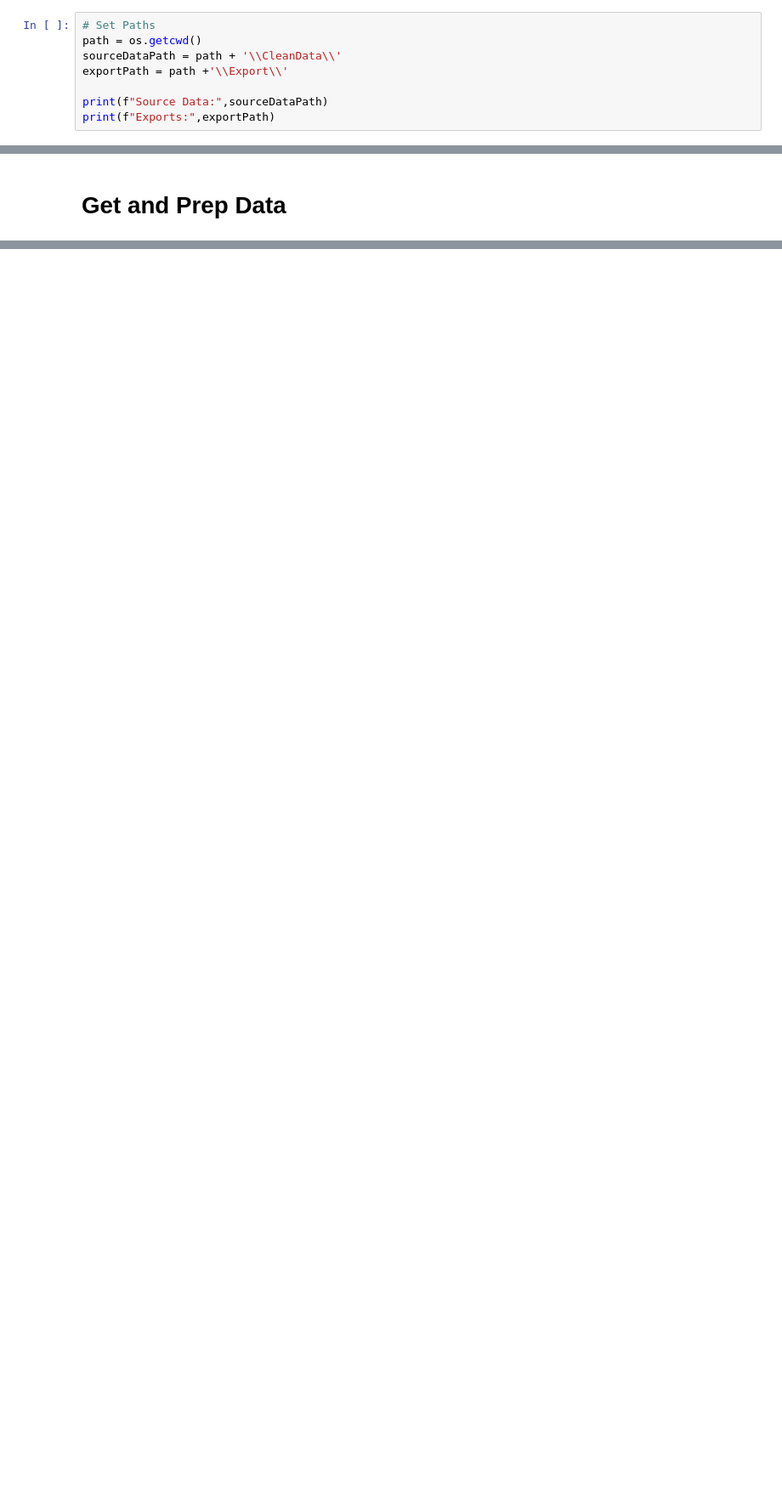
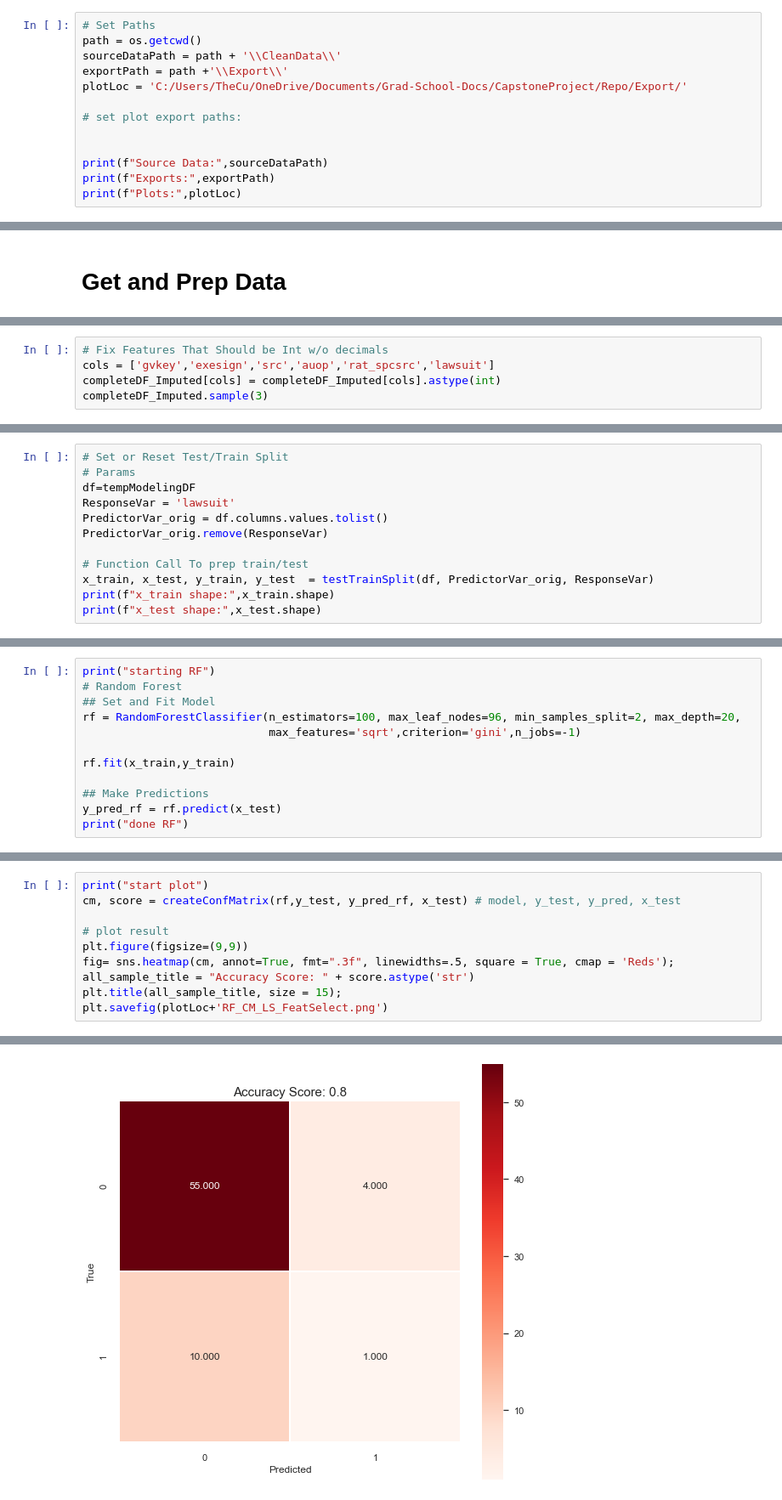
Before and after one commit to bcullinan32/CapstoneProject, a Jupyter notebook: Capstone_Modeling.ipynb, the cells around one changed output, grey strips where cells are left out. Shown at 85% size. Saved outputs shown, nothing was run; the diff lists cells and outputs as text; blank space fills up the shorter version.

Commit message:
finished Lawsuit Feature Selection

```diff
--- a/Capstone_Modeling.ipynb
+++ b/Capstone_Modeling.ipynb
@@ -37,9 +52,14 @@ warnings.filterwarnings('ignore')
 path = os.getcwd()
 sourceDataPath = path + '\\CleanData\\'
 exportPath = path +'\\Export\\'
+plotLoc = 'C:/Users/TheCu/OneDrive/Documents/Grad-School-Docs/CapstoneProject/Repo/Export/'
+
+# set plot export paths:
+
 
 print(f"Source Data:",sourceDataPath)
 print(f"Exports:",exportPath)
+print(f"Plots:",plotLoc)
 # %% [output]
 Source Data: C:\Users\TheCu\OneDrive\Documents\Grad-School-Docs\CapstoneProject\Repo\CleanData\
 Exports: C:\Users\TheCu\OneDrive\Documents\Grad-School-Docs\CapstoneProject\Repo\Export\
@@ -239,0 +338,5 @@ completeDF_Imputed
+# %%
+# Fix Features That Should be Int w/o decimals
+cols = ['gvkey','exesign','src','auop','rat_spcsrc','lawsuit']
+completeDF_Imputed[cols] = completeDF_Imputed[cols].astype(int)
+completeDF_Imputed.sample(3)
@@ -239,0 +397,12 @@ completeDF_Imputed
+# %%
+# Set or Reset Test/Train Split
+# Params
+df=tempModelingDF
+ResponseVar = 'lawsuit'
+PredictorVar_orig = df.columns.values.tolist()
+PredictorVar_orig.remove(ResponseVar)
+
+# Function Call To prep train/test
+x_train, x_test, y_train, y_test  = testTrainSplit(df, PredictorVar_orig, ResponseVar)
+print(f"x_train shape:",x_train.shape)
+print(f"x_test shape:",x_test.shape)
@@ -239,0 +460,12 @@ completeDF_Imputed
+# %%
+print("starting RF")
+# Random Forest
+## Set and Fit Model
+rf = RandomForestClassifier(n_estimators=100, max_leaf_nodes=96, min_samples_split=2, max_depth=20,
+                            max_features='sqrt',criterion='gini',n_jobs=-1)
+
+rf.fit(x_train,y_train)
+
+## Make Predictions
+y_pred_rf = rf.predict(x_test)
+print("done RF")
@@ -239,0 +497,11 @@ completeDF_Imputed
+# %%
+print("start plot")
+cm, score = createConfMatrix(rf,y_test, y_pred_rf, x_test) # model, y_test, y_pred, x_test
+
+# plot result
+plt.figure(figsize=(9,9))
+fig= sns.heatmap(cm, annot=True, fmt=".3f", linewidths=.5, square = True, cmap = 'Reds');
+all_sample_title = "Accuracy Score: " + score.astype('str')
+plt.title(all_sample_title, size = 15);
+plt.savefig(plotLoc+'RF_CM_LS_FeatSelect.png')
+# %% [output]
@@ -239,0 +509 @@ completeDF_Imputed
+[figure, added]
```
Also changed, not shown: parts of 70 cells of this notebook, 16 other files.
